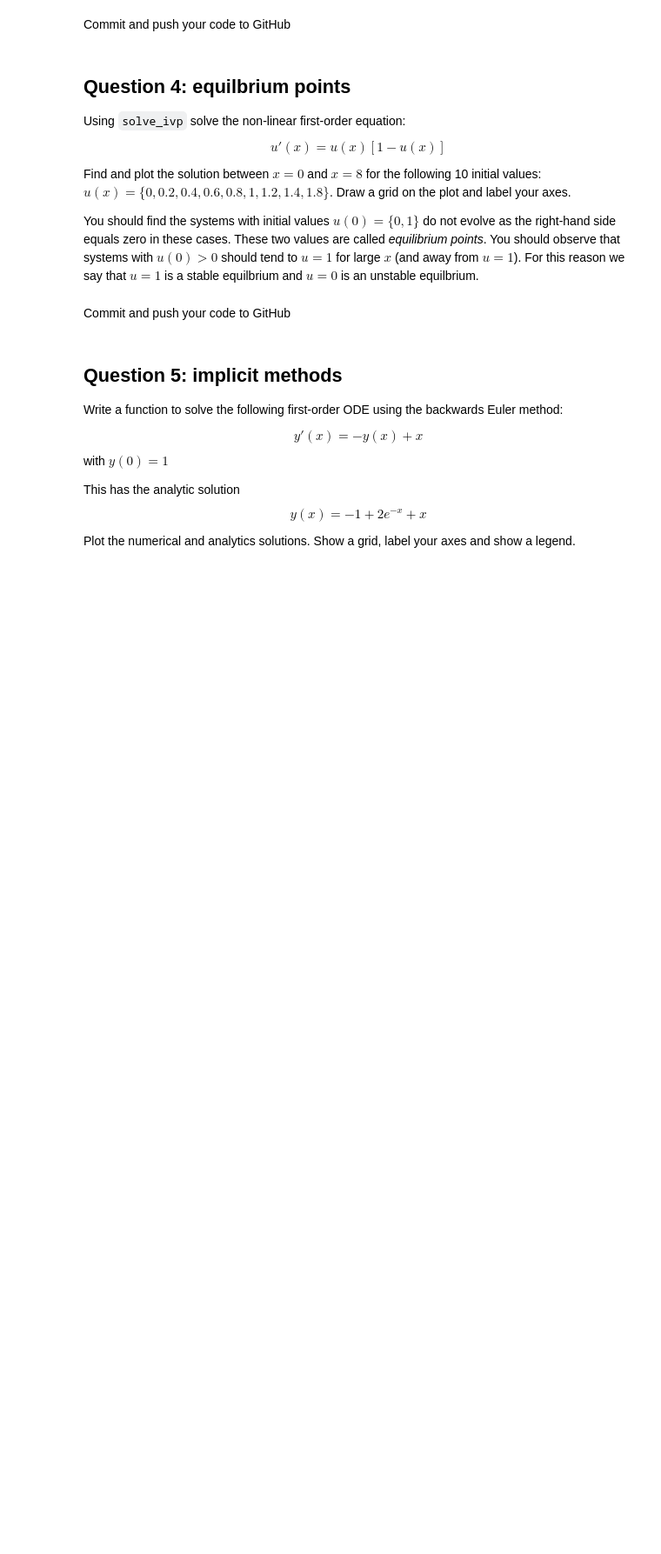
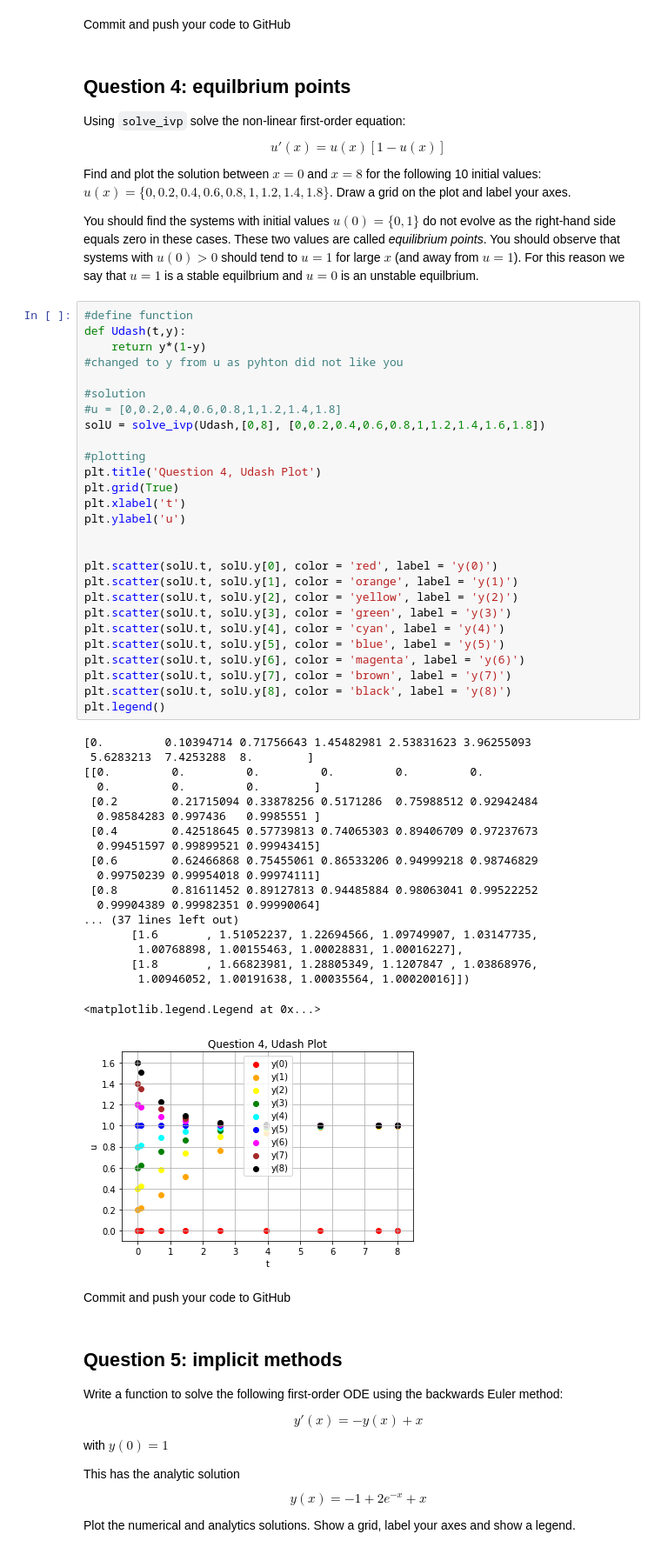
Before and after one commit to Saoirse-M-MacLaughlin/ACM20030-assignments, a Jupyter notebook: Assignment3-18306281.ipynb, the cells around one changed output. Shown at 87% size. Drawn from its saved outputs; the diff is of its cells as text; blank space fills up the shorter version.

```diff
--- a/Assignment3-18306281.ipynb
+++ b/Assignment3-18306281.ipynb
@@ -362,6 +344,53 @@ $$u'(x) = u(x)[1-u(x)]$$
 Find and plot the solution between $x=0$ and $x=8$ for the following 10 initial values: $u(x) = \{0, 0.2, 0.4, 0.6, 0.8, 1, 1.2, 1.4, 1.8\}$. Draw a grid on the plot and label your axes.
 
 You should find the systems with initial values $u(0) = \{0,1\}$ do not evolve as the right-hand side equals zero in these cases. These two values are called *equilibrium points*. You should observe that systems with $u(0) > 0$ should tend to $u=1$ for large $x$ (and away from $u=1$). For this reason we say that $u=1$ is a stable equilbrium and $u=0$ is an unstable equilbrium.
+# %%
+#define function
+def Udash(t,y):
+    return y*(1-y)
+#changed to y from u as pyhton did not like you
+
+#solution
+#u = [0,0.2,0.4,0.6,0.8,1,1.2,1.4,1.8]
+solU = solve_ivp(Udash,[0,8], [0,0.2,0.4,0.6,0.8,1,1.2,1.4,1.6,1.8])
+
+#plotting
+plt.title('Question 4, Udash Plot')
+plt.grid(True)
+plt.xlabel('t')
+plt.ylabel('u')
+
+
+plt.scatter(solU.t, solU.y[0], color = 'red', label = 'y(0)')
+plt.scatter(solU.t, solU.y[1], color = 'orange', label = 'y(1)')
+plt.scatter(solU.t, solU.y[2], color = 'yellow', label = 'y(2)')
+plt.scatter(solU.t, solU.y[3], color = 'green', label = 'y(3)')
+plt.scatter(solU.t, solU.y[4], color = 'cyan', label = 'y(4)')
+plt.scatter(solU.t, solU.y[5], color = 'blue', label = 'y(5)')
+plt.scatter(solU.t, solU.y[6], color = 'magenta', label = 'y(6)')
+plt.scatter(solU.t, solU.y[7], color = 'brown', label = 'y(7)')
+plt.scatter(solU.t, solU.y[8], color = 'black', label = 'y(8)')
+plt.legend()
+# %% [output]
+[0.         0.10394714 0.71756643 1.45482981 2.53831623 3.96255093
+ 5.6283213  7.4253288  8.        ]
+[[0.         0.         0.         0.         0.         0.
+  0.         0.         0.        ]
+ [0.2        0.21715094 0.33878256 0.5171286  0.75988512 0.92942484
+  0.98584283 0.997436   0.9985551 ]
+ [0.4        0.42518645 0.57739813 0.74065303 0.89406709 0.97237673
+  0.99451597 0.99899521 0.99943415]
+ [0.6        0.62466868 0.75455061 0.86533206 0.94999218 0.98746829
+  0.99750239 0.99954018 0.99974111]
+ [0.8        0.81611452 0.89127813 0.94485884 0.98063041 0.99522252
+  0.99904389 0.99982351 0.99990064]
+... (37 lines left out)
+       [1.6       , 1.51052237, 1.22694566, 1.09749907, 1.03147735,
+        1.00768898, 1.00155463, 1.00028831, 1.00016227],
+       [1.8       , 1.66823981, 1.28805349, 1.1207847 , 1.03868976,
+        1.00946052, 1.00191638, 1.00035564, 1.00020016]])
+<matplotlib.legend.Legend at 0x...>
+[figure, added]
 # %% [markdown]
 Commit and push your code to GitHub
 # %% [markdown]
```
Also changed, not shown: parts of 3 cells of this notebook.
